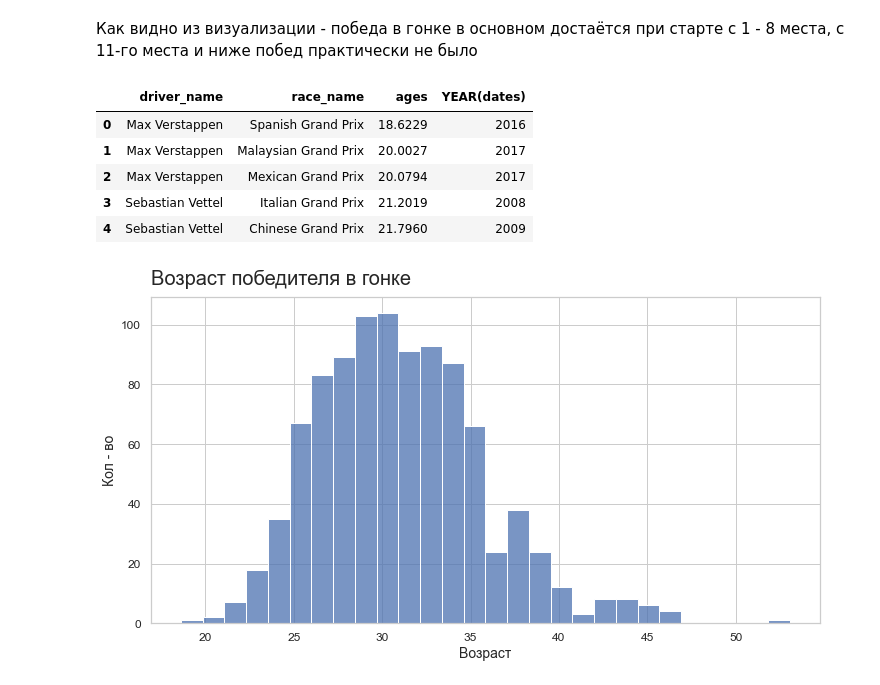
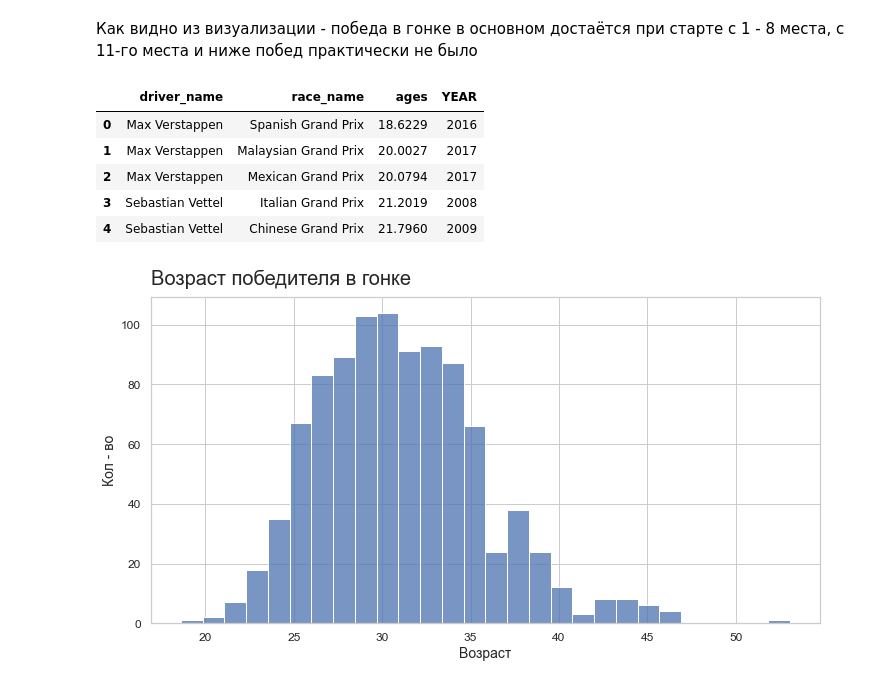
Before and after one commit to IV-1984/Data_analytics_projects, a Jupyter notebook: 3. F1_data_analysis/2.F1_data_analysis_SQL&Python-FINAL-Copy2.ipynb, the cells around one changed output. Drawn from its saved outputs; the diff is of its cells as text; code cells hidden in the pictures.

```diff
--- a/3. F1_data_analysis/2.F1_data_analysis_SQL&Python-FINAL-Copy2.ipynb
+++ b/3. F1_data_analysis/2.F1_data_analysis_SQL&Python-FINAL-Copy2.ipynb
@@ -403,19 +457,19 @@ plt.show()
 # %% [markdown]
 Как видно из визуализации  - победа в гонке в основном достаётся  при старте с 1 - 8 места, с 11-го места и ниже побед практически не было
 # %%
-# Возраст гонщика при 1-й победе
+# Самый молодой победитель в гонке
 age = pd.read_sql_query('''
-SELECT  driver_name, race_name,  datediff(dates, dateOfBirth) / 365.25 as ages, YEAR(dates)
+SELECT  driver_name, race_name,  datediff(dates, dateOfBirth) / 365.25 as ages, YEAR(dates) AS YEAR
 FROM f1_data
 JOIN driver ON driver.driver_id = f1_data.driver_id
 JOIN circuit_name USING(circuit_id)
 JOIN race_name ON race_name.race_id = circuit_name.race_id
 WHERE position = 1
 ORDER BY ages
 ''', conn)
 age.head()
 # %% [output]
-|  | driver_name | race_name | ages | YEAR(dates) |
+|  | driver_name | race_name | ages | YEAR |
 | 0 | Max Verstappen | Spanish Grand Prix | 18.6229 | 2016 |
 | 1 | Max Verstappen | Malaysian Grand Prix | 20.0027 | 2017 |
 | 2 | Max Verstappen | Mexican Grand Prix | 20.0794 | 2017 |
```
Also changed, not shown: parts of 13 cells of this notebook.
